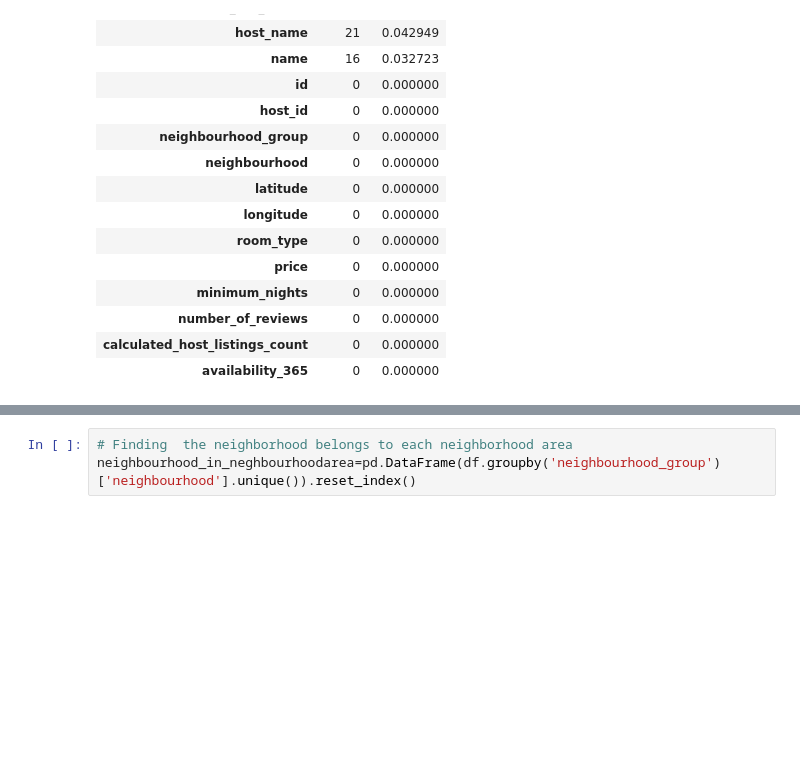
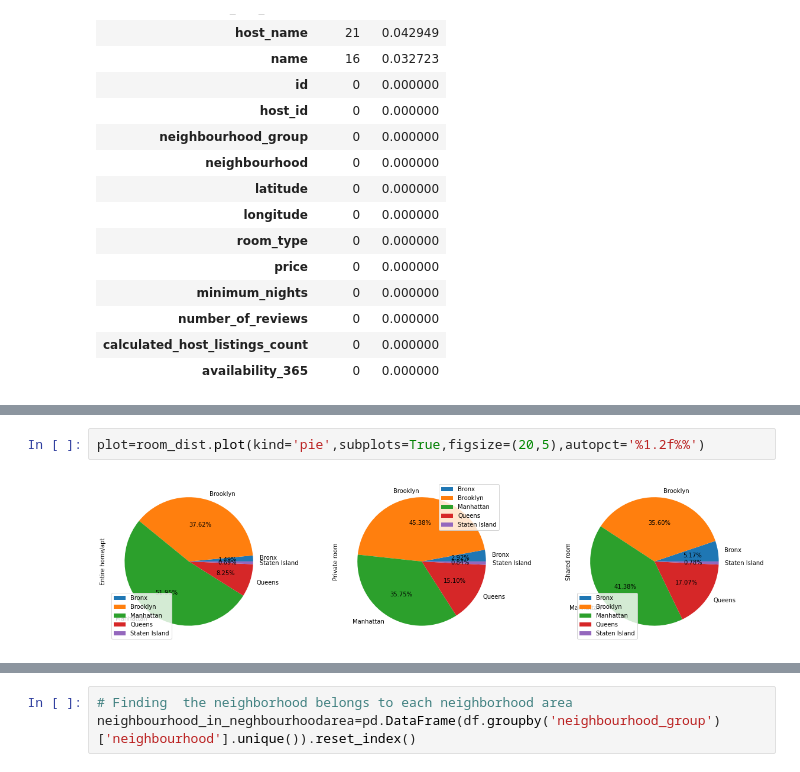
Before and after one commit to junaiskv94/Airbnb_bookin_Analysis, a Jupyter notebook: Copy_of_Airbnb_Bookings_Analysis_Capstone_Project.ipynb, the cells around one changed output, grey strips where cells are left out. Cells and saved outputs as stored; diff of their text form; blank space fills up the shorter version.

```diff
--- a/Copy_of_Airbnb_Bookings_Analysis_Capstone_Project.ipynb
+++ b/Copy_of_Airbnb_Bookings_Analysis_Capstone_Project.ipynb
@@ -178,0 +210,4 @@ array(['Brooklyn', 'Manhattan', 'Queens', 'Staten Island', 'Bronx'],
+# %%
+plot=room_dist.plot(kind='pie',subplots=True,figsize=(20,5),autopct='%1.2f%%')
+# %% [output]
+[figure, added]
```
Also changed, not shown: parts of 15 cells of this notebook.
